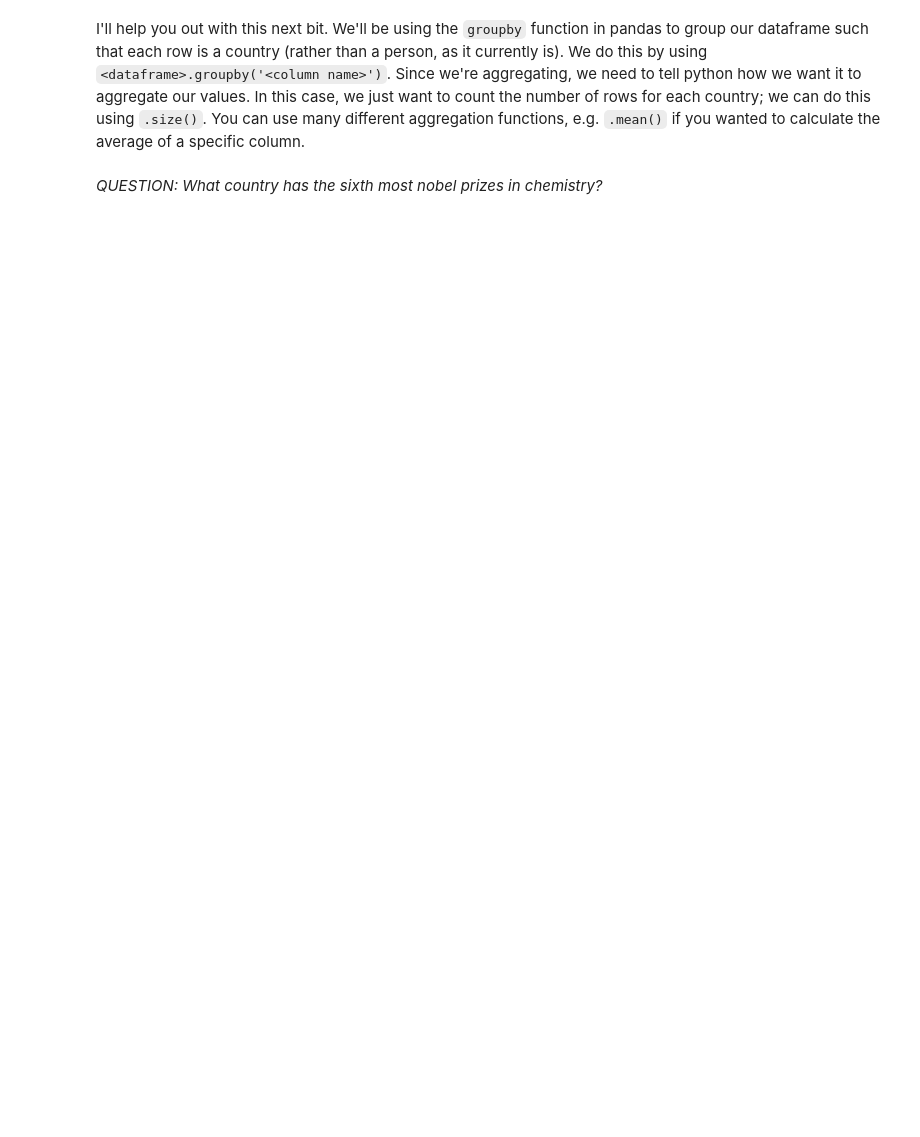
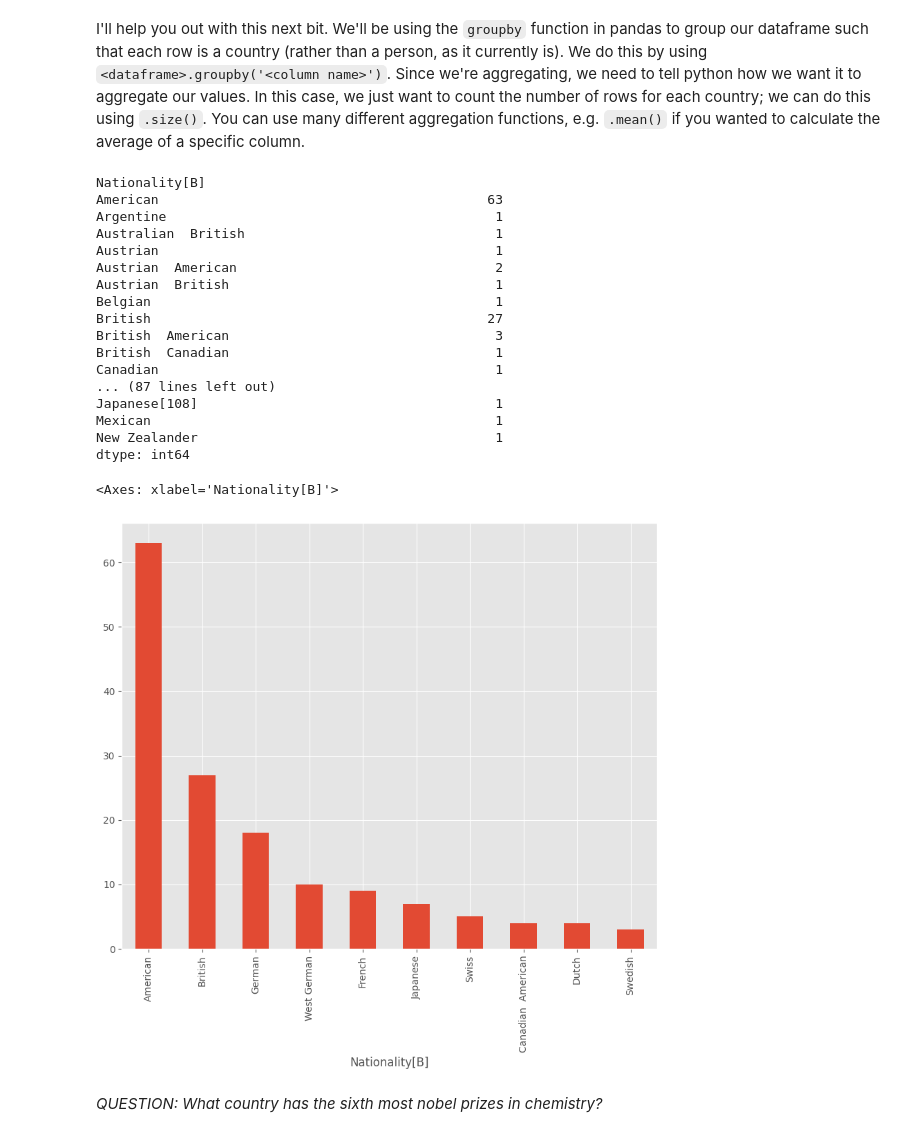
Before and after one commit to Zccarou/QM2, a Jupyter notebook: notebooks/W02. Pandas.ipynb, the cells around one changed output. Cells and saved outputs as stored; diff of their text form; code cells hidden in the pictures; blank space fills up the shorter version.

```diff
--- a/notebooks/W02. Pandas.ipynb
+++ b/notebooks/W02. Pandas.ipynb
@@ -513,5 +525,7 @@ And there we have it; a nicely formatted dataframe ready for analysis, straight
 Using the following URL https://en.wikipedia.org/wiki/List_of_Nobel_laureates_in_Chemistry create a plot of the top 10 countries in terms of nobel laureates. First, follow the steps below:
 # %%
 # scrape the table of Nobel Laureates in Chemistry using read_html. remember, this gives us a LIST of dataframes! lets call this list chem_tables
-
+chem_tables= pandas.read_html('https://en.wikipedia.org/wiki/List_of_Nobel_laureates_in_Chemistry')
 # select the first dataframe from this list and call it chem
+chem= chem_tables[0]
+print(chem)
@@ -519,9 +551,34 @@ Using the following URL https://en.wikipedia.org/wiki/List_of_Nobel_laureates_in
 I'll help you out with this next bit. We'll be using the `groupby` function in pandas to group our dataframe such that each row is a country (rather than a person, as it currently is). We do this by using `<dataframe>.groupby('<column name>')`. Since we're aggregating, we need to tell python how we want it to aggregate our values. In this case, we just want to count the number of rows for each country; we can do this using `.size()`. You can use many different aggregation functions, e.g. `.mean()` if you wanted to calculate the average of a specific column.
 # %%
 # create a new dataframe called 'country' in which each row is a country, and the values represent the number of nobel laureates.
-
+country= chem.groupby('Nationality[B]').size()
+print(country)
+#clean not awarded from the data
+country= country.drop('Not awarded')
 # now sort it in descending order
-
+country= country.sort_values(ascending=False)
+print(country)
 # finally, plot the top 10 countries
+country.head(10).plot(kind='bar')
+# %% [output]
+Nationality[B]
+American                                          63
+Argentine                                          1
+Australian  British                                1
+Austrian                                           1
+Austrian  American                                 2
+Austrian  British                                  1
+Belgian                                            1
+British                                           27
+British  American                                  3
+British  Canadian                                  1
+Canadian                                           1
+... (87 lines left out)
+Japanese[108]                                      1
+Mexican                                            1
+New Zealander                                      1
+dtype: int64
+<Axes: xlabel='Nationality[B]'>
+[figure, added]
 # %% [markdown]
 *QUESTION: What country has the sixth most nobel prizes in chemistry?*
```
Also changed, not shown: parts of 3 cells of this notebook.
